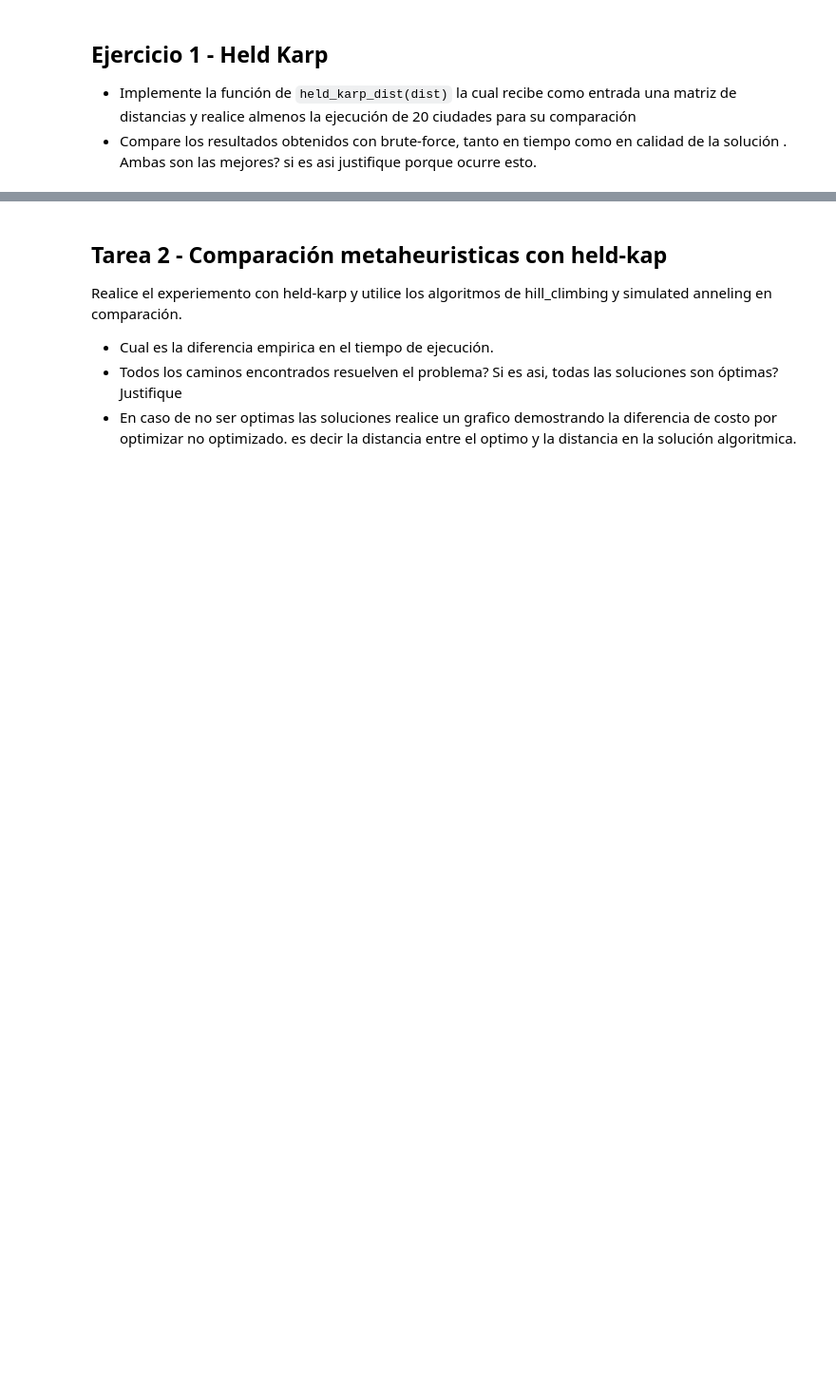
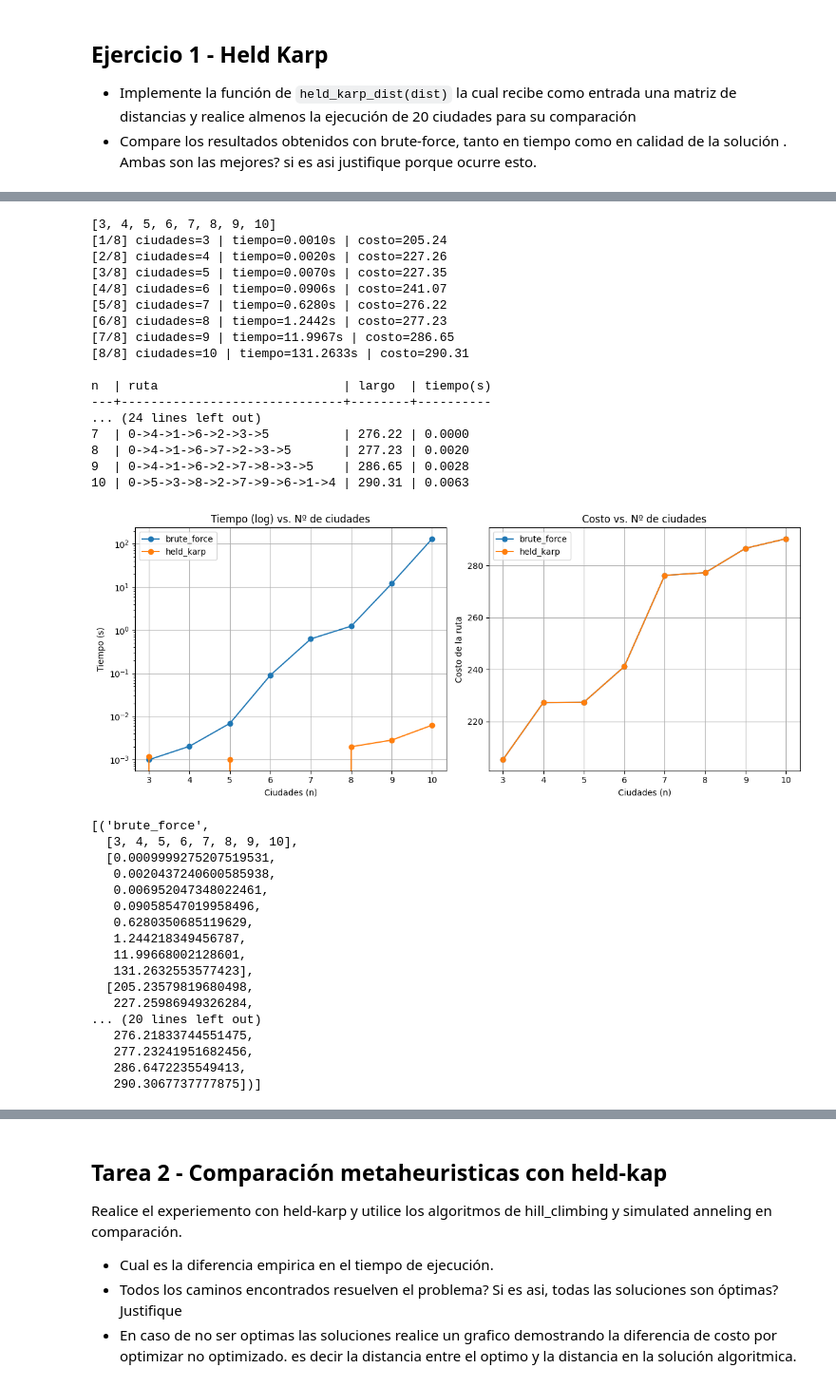
Before and after one commit to aleaurre/ALGABO, a Jupyter notebook: TemaIV_ProgramaciónDinámica/UT4 - Tarea 3.ipynb, the cells around one changed output, grey strips where cells are left out. Shown at 95% size. Drawn from its saved outputs; the diff is of its cells as text; code cells hidden in the pictures; blank space fills up the shorter version.

```diff
--- a/TemaIV_ProgramaciónDinámica/UT4 - Tarea 3.ipynb
+++ b/TemaIV_ProgramaciónDinámica/UT4 - Tarea 3.ipynb
@@ -498,0 +621,38 @@ print(city_counts, solve_times, best_costs)
+# %%
+plot_algorithms_times_costs([brute_force, held_karp], max_cities, start_at=3)
+# %% [output]
+[3, 4, 5, 6, 7, 8, 9, 10]
+[1/8] ciudades=3 | tiempo=0.0010s | costo=205.24
+[2/8] ciudades=4 | tiempo=0.0020s | costo=227.26
+[3/8] ciudades=5 | tiempo=0.0070s | costo=227.35
+[4/8] ciudades=6 | tiempo=0.0906s | costo=241.07
+[5/8] ciudades=7 | tiempo=0.6280s | costo=276.22
+[6/8] ciudades=8 | tiempo=1.2442s | costo=277.23
+[7/8] ciudades=9 | tiempo=11.9967s | costo=286.65
+[8/8] ciudades=10 | tiempo=131.2633s | costo=290.31
+
+n  | ruta                         | largo  | tiempo(s)
+---+------------------------------+--------+----------
+... (24 lines left out)
+7  | 0->4->1->6->2->3->5          | 276.22 | 0.0000
+8  | 0->4->1->6->7->2->3->5       | 277.23 | 0.0020
+9  | 0->4->1->6->2->7->8->3->5    | 286.65 | 0.0028
+10 | 0->5->3->8->2->7->9->6->1->4 | 290.31 | 0.0063
+[figure, added]
+[('brute_force',
+  [3, 4, 5, 6, 7, 8, 9, 10],
+  [0.0009999275207519531,
+   0.0020437240600585938,
+   0.006952047348022461,
+   0.09058547019958496,
+   0.6280350685119629,
+   1.244218349456787,
+   11.99668002128601,
+   131.2632553577423],
+  [205.23579819680498,
+   227.25986949326284,
+... (20 lines left out)
+   276.21833744551475,
+   277.23241951682456,
+   286.6472235549413,
+   290.3067737777875])]
```
Also changed, not shown: parts of 12 cells of this notebook.
